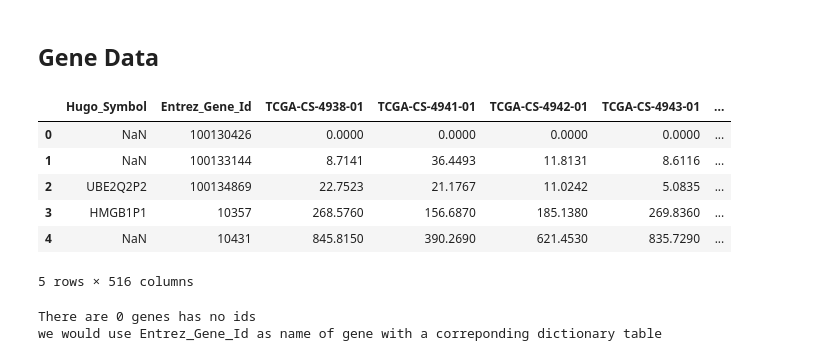
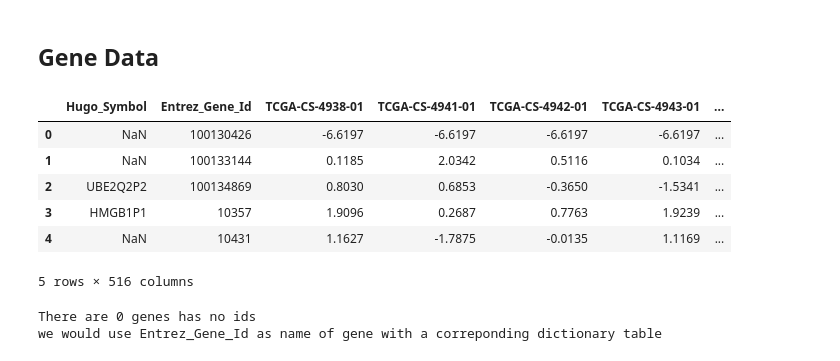
Before and after one commit to qmss5052/msk-2023, a Jupyter notebook: Survival analysis_zscores.ipynb, the cells around one changed output. Cells and saved outputs as stored; diff of their text form; code cells hidden in the pictures.

```diff
--- a/Survival analysis_zscores.ipynb
+++ b/Survival analysis_zscores.ipynb
@@ -34,15 +39,15 @@ from sksurv.metrics import concordance_index_censored
 ## Gene Data
 # %%
 # read the gene expression data:
-raw_data_rna = pd.read_table("./data/data_mrna_seq_v2_rsem.txt", sep="\t")
+raw_data_rna = pd.read_table("./data/data_mrna_seq_v2_rsem_zscores_ref_all_samples.txt", sep="\t")
 raw_data_rna.head()
 # %% [output]
 |  | Hugo_Symbol | Entrez_Gene_Id | TCGA-CS-4938-01 | TCGA-CS-4941-01 | TCGA-CS-4942-01 | TCGA-CS-4943-01 | ... |
-| 0 | NaN | 100130426 | 0.0000 | 0.0000 | 0.0000 | 0.0000 | ... |
-| 1 | NaN | 100133144 | 8.7141 | 36.4493 | 11.8131 | 8.6116 | ... |
-| 2 | UBE2Q2P2 | 100134869 | 22.7523 | 21.1767 | 11.0242 | 5.0835 | ... |
-| 3 | HMGB1P1 | 10357 | 268.5760 | 156.6870 | 185.1380 | 269.8360 | ... |
-| 4 | NaN | 10431 | 845.8150 | 390.2690 | 621.4530 | 835.7290 | ... |
+| 0 | NaN | 100130426 | -6.6197 | -6.6197 | -6.6197 | -6.6197 | ... |
+| 1 | NaN | 100133144 | 0.1185 | 2.0342 | 0.5116 | 0.1034 | ... |
+| 2 | UBE2Q2P2 | 100134869 | 0.8030 | 0.6853 | -0.3650 | -1.5341 | ... |
+| 3 | HMGB1P1 | 10357 | 1.9096 | 0.2687 | 0.7763 | 1.9239 | ... |
+| 4 | NaN | 10431 | 1.1627 | -1.7875 | -0.0135 | 1.1169 | ... |
 5 rows × 516 columns
 # %%
 # choosing Entrez_Gene_Id as column because:
```
Also changed, not shown: parts of 39 cells of this notebook, 2 other files.
